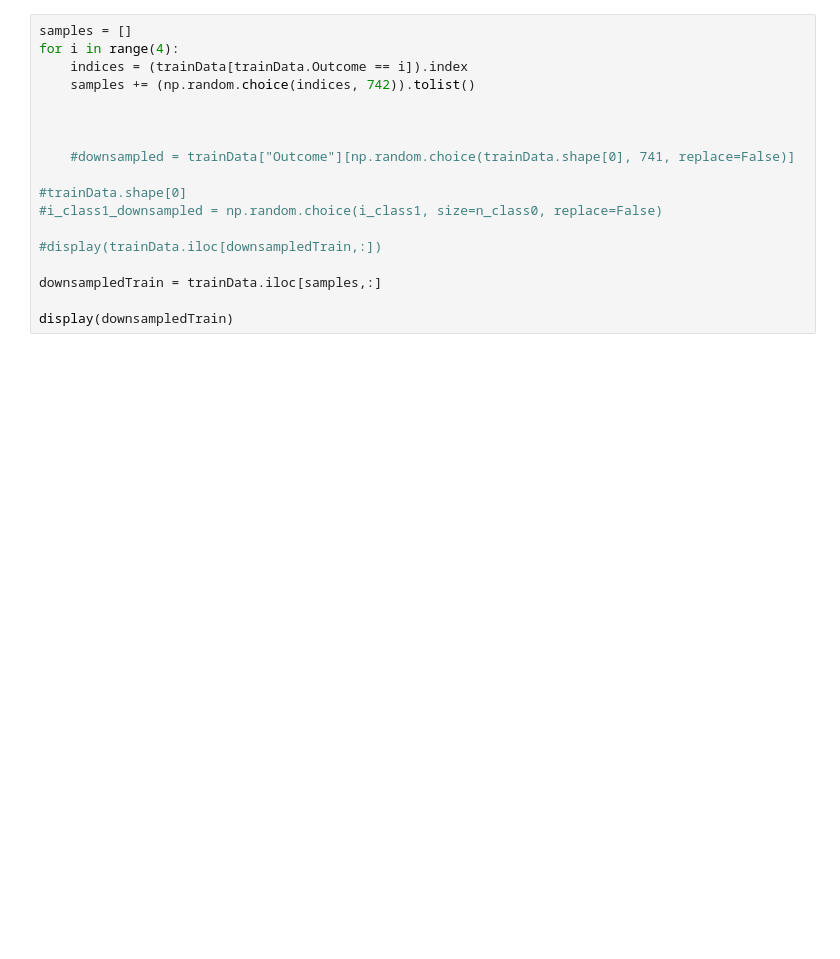
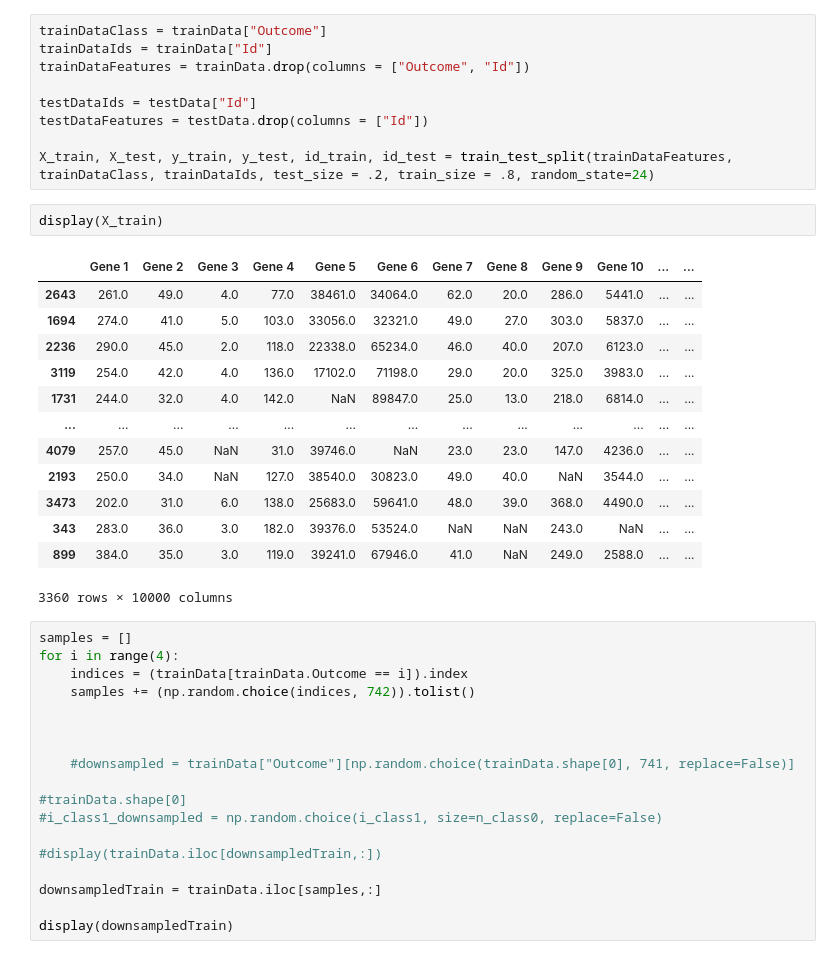
Before and after one commit to danielvh8/Basic_ML_Project, a Jupyter notebook: Aldo_madness.ipynb, the cells around one changed output. Cells and saved outputs as stored; diff of their text form; blank space fills up the shorter version.

```diff
--- a/Aldo_madness.ipynb
+++ b/Aldo_madness.ipynb
@@ -30,3 +40,28 @@ ModuleNotFoundError: No module named 'imblearn'
+# %%
+trainDataClass = trainData["Outcome"]
+trainDataIds = trainData["Id"]
+trainDataFeatures = trainData.drop(columns = ["Outcome", "Id"])
+
+testDataIds = testData["Id"]
+testDataFeatures = testData.drop(columns = ["Id"])
+
+X_train, X_test, y_train, y_test, id_train, id_test = train_test_split(trainDataFeatures, trainDataClass, trainDataIds, test_size = .2, train_size = .8, random_state=24)
+# %%
+display(X_train)
+# %% [output]
+|  | Gene 1 | Gene 2 | Gene 3 | Gene 4 | Gene 5 | Gene 6 | Gene 7 | Gene 8 | Gene 9 | Gene 10 | ... | ... |
+| 2643 | 261.0 | 49.0 | 4.0 | 77.0 | 38461.0 | 34064.0 | 62.0 | 20.0 | 286.0 | 5441.0 | ... | ... |
+| 1694 | 274.0 | 41.0 | 5.0 | 103.0 | 33056.0 | 32321.0 | 49.0 | 27.0 | 303.0 | 5837.0 | ... | ... |
+| 2236 | 290.0 | 45.0 | 2.0 | 118.0 | 22338.0 | 65234.0 | 46.0 | 40.0 | 207.0 | 6123.0 | ... | ... |
+| 3119 | 254.0 | 42.0 | 4.0 | 136.0 | 17102.0 | 71198.0 | 29.0 | 20.0 | 325.0 | 3983.0 | ... | ... |
+| 1731 | 244.0 | 32.0 | 4.0 | 142.0 | NaN | 89847.0 | 25.0 | 13.0 | 218.0 | 6814.0 | ... | ... |
+| ... | ... | ... | ... | ... | ... | ... | ... | ... | ... | ... | ... | ... |
+| 4079 | 257.0 | 45.0 | NaN | 31.0 | 39746.0 | NaN | 23.0 | 23.0 | 147.0 | 4236.0 | ... | ... |
+| 2193 | 250.0 | 34.0 | NaN | 127.0 | 38540.0 | 30823.0 | 49.0 | 40.0 | NaN | 3544.0 | ... | ... |
+| 3473 | 202.0 | 31.0 | 6.0 | 138.0 | 25683.0 | 59641.0 | 48.0 | 39.0 | 368.0 | 4490.0 | ... | ... |
+| 343 | 283.0 | 36.0 | 3.0 | 182.0 | 39376.0 | 53524.0 | NaN | NaN | 243.0 | NaN | ... | ... |
+| 899 | 384.0 | 35.0 | 3.0 | 119.0 | 39241.0 | 67946.0 | 41.0 | NaN | 249.0 | 2588.0 | ... | ... |
+3360 rows × 10000 columns
 # %%
 samples = []
 for i in range(4):
```
Also changed, not shown: parts of 5 cells of this notebook.
